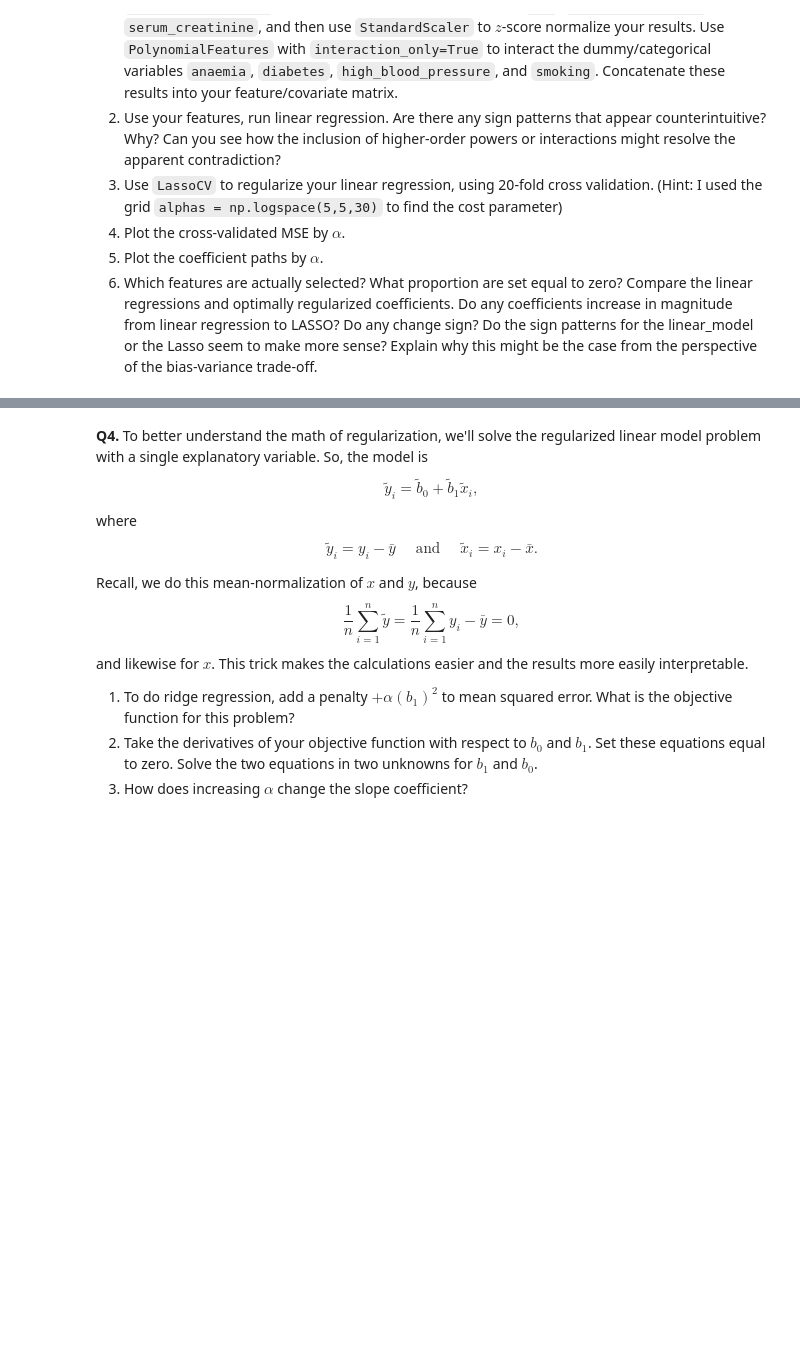
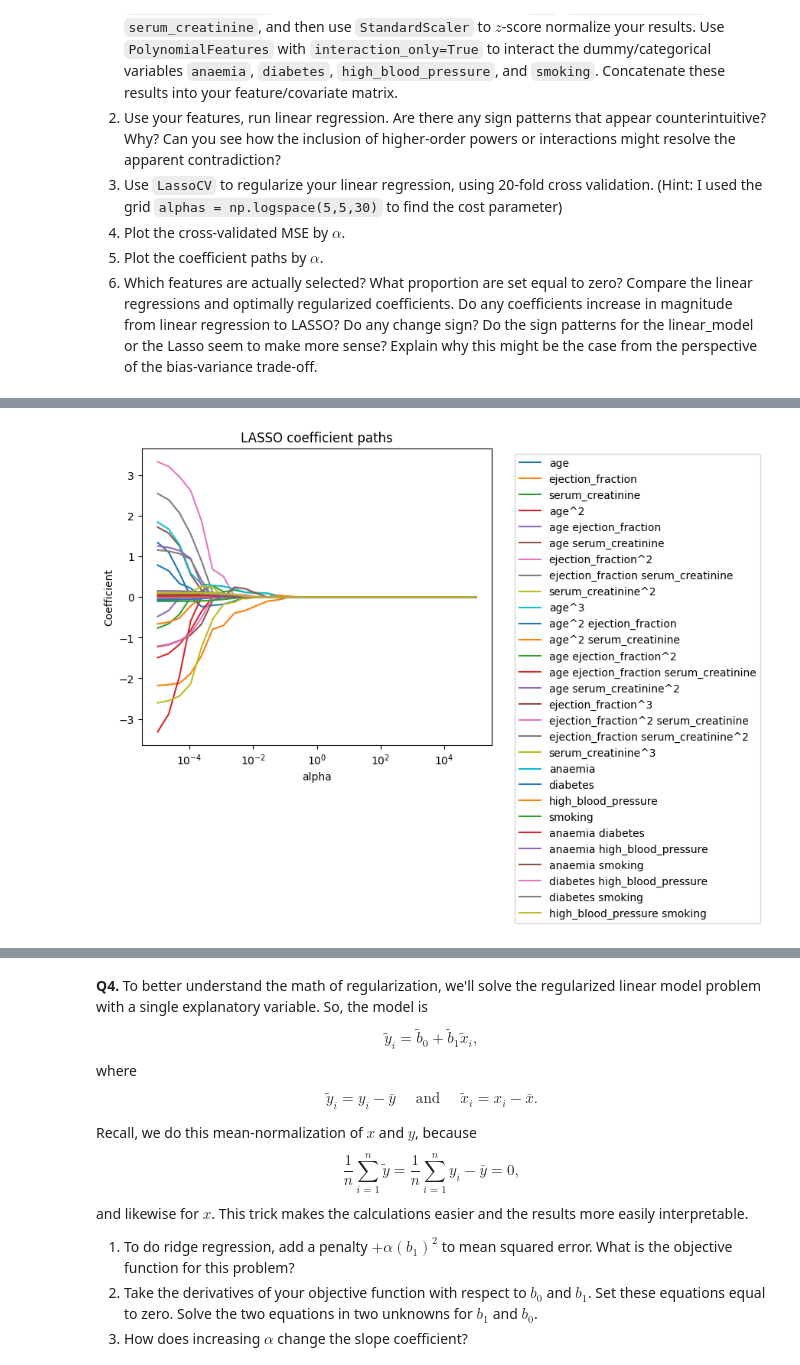
Before and after one commit to JasonYe05/undergrad_ml_assignments, a Jupyter notebook: 04_assignment_regularization.ipynb, the cells around one changed output, grey strips where cells are left out. Saved outputs shown, nothing was run; the diff lists cells and outputs as text; code cells hidden in the pictures; blank space fills up the shorter version.

```diff
--- a/04_assignment_regularization.ipynb
+++ b/04_assignment_regularization.ipynb
@@ -204,0 +316,20 @@ Yes Age increase in value by a little, Age^3 sign changes.
+# %%
+coef_path = []
+for a in alphas:
+    model = Lasso(alpha=a, max_iter=500000)
+    model.fit(X, y)
+    coef_path.append(model.coef_)
+
+coef_path = np.array(coef_path)
+
+plt.figure(figsize=(9,6))
+for j, name in enumerate(feature_names):
+    plt.semilogx(alphas, coef_path[:, j], label=name)
+plt.xlabel("alpha")
+plt.ylabel("Coefficient")
+plt.title("LASSO coefficient paths")
+plt.legend(bbox_to_anchor=(1.05, 1), loc="upper left")
+plt.tight_layout()
+plt.show()
+# %% [output]
+[figure, added]
```
Also changed, not shown: parts of 11 cells of this notebook.
